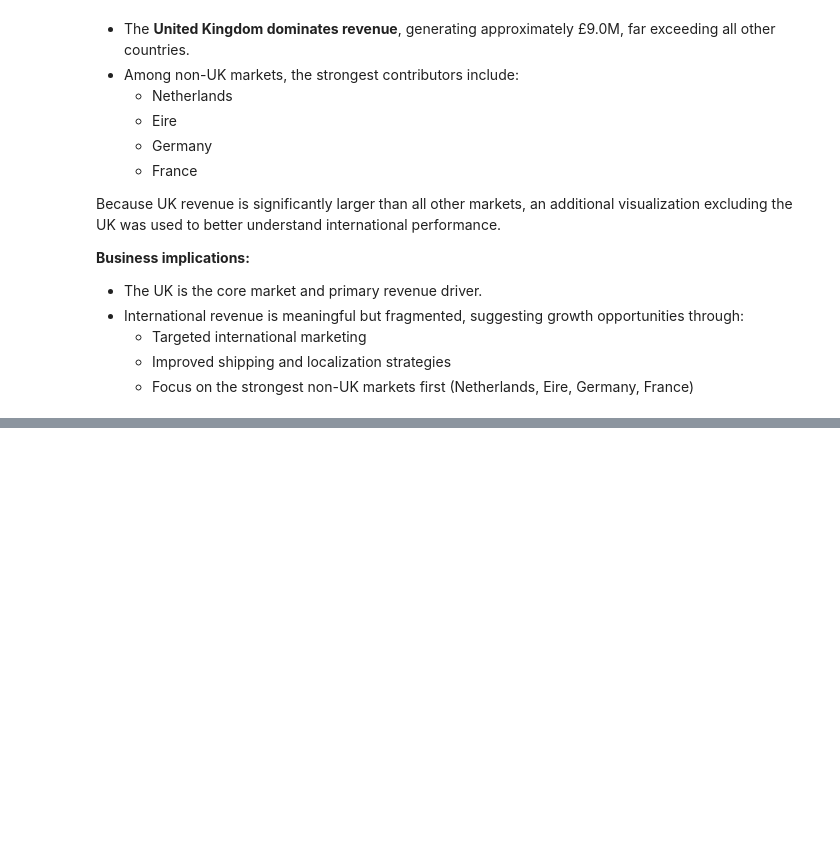
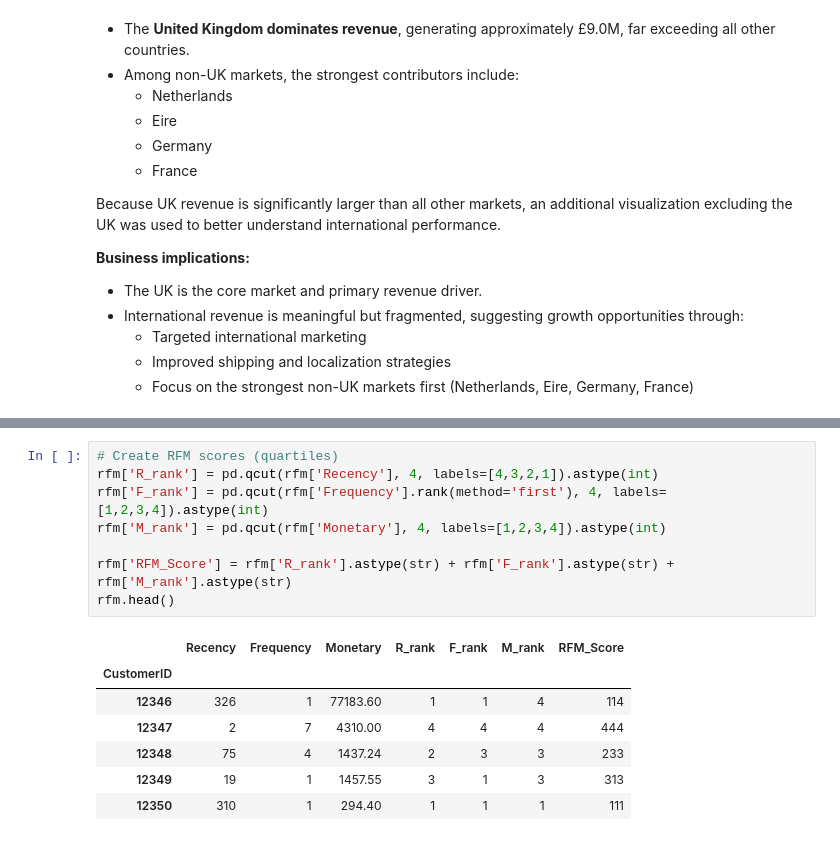
Before and after one commit to rodrigo-gonzalez-data/ecommerce-analysis, a Jupyter notebook: notebooks/exploration.ipynb, the cells around one changed output, grey strips where cells are left out. Cells and saved outputs as stored; diff of their text form; blank space fills up the shorter version.

```diff
--- a/notebooks/exploration.ipynb
+++ b/notebooks/exploration.ipynb
@@ -473,0 +503,16 @@ Because UK revenue is significantly larger than all other markets, an additional
+# %%
+# Create RFM scores (quartiles)
+rfm['R_rank'] = pd.qcut(rfm['Recency'], 4, labels=[4,3,2,1]).astype(int)
+rfm['F_rank'] = pd.qcut(rfm['Frequency'].rank(method='first'), 4, labels=[1,2,3,4]).astype(int)
+rfm['M_rank'] = pd.qcut(rfm['Monetary'], 4, labels=[1,2,3,4]).astype(int)
+
+rfm['RFM_Score'] = rfm['R_rank'].astype(str) + rfm['F_rank'].astype(str) + rfm['M_rank'].astype(str)
+rfm.head()
+# %% [output]
+|  | Recency | Frequency | Monetary | R_rank | F_rank | M_rank | RFM_Score |
+| CustomerID |  |  |  |  |  |  |  |
+| 12346 | 326 | 1 | 77183.60 | 1 | 1 | 4 | 114 |
+| 12347 | 2 | 7 | 4310.00 | 4 | 4 | 4 | 444 |
+| 12348 | 75 | 4 | 1437.24 | 2 | 3 | 3 | 233 |
+| 12349 | 19 | 1 | 1457.55 | 3 | 1 | 3 | 313 |
+| 12350 | 310 | 1 | 294.40 | 1 | 1 | 1 | 111 |
```
Also changed, not shown: parts of 5 cells of this notebook.
